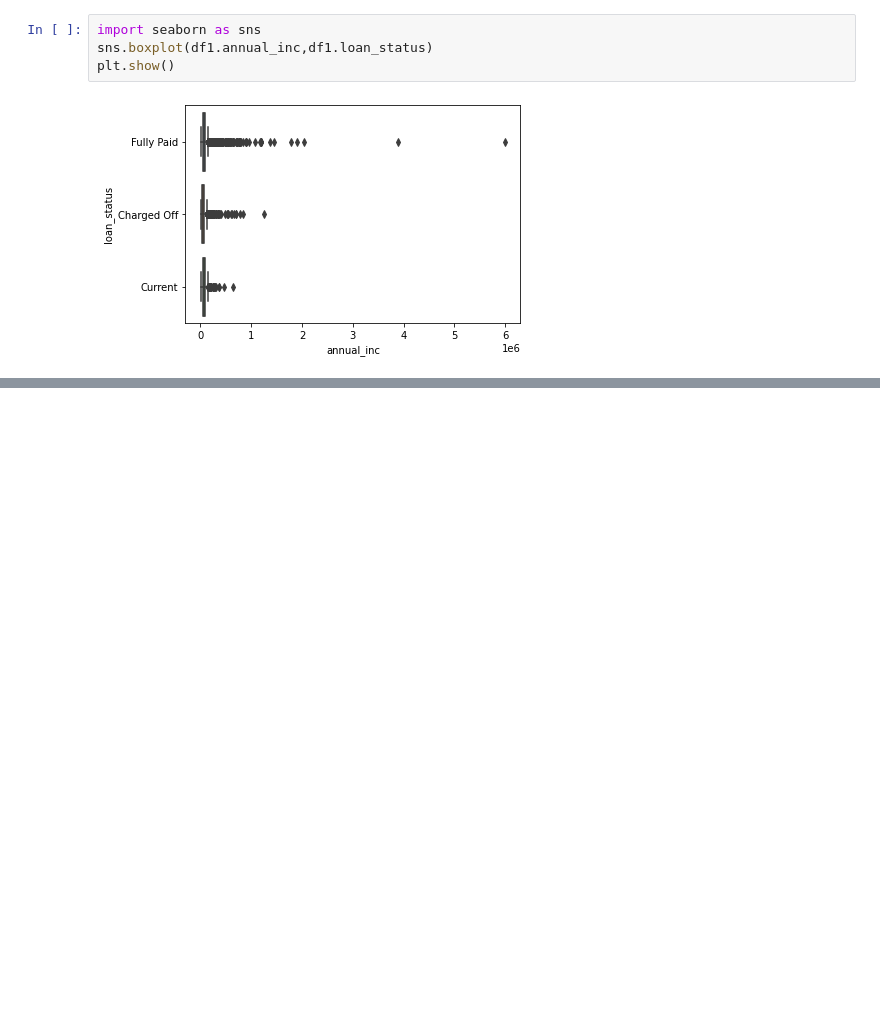
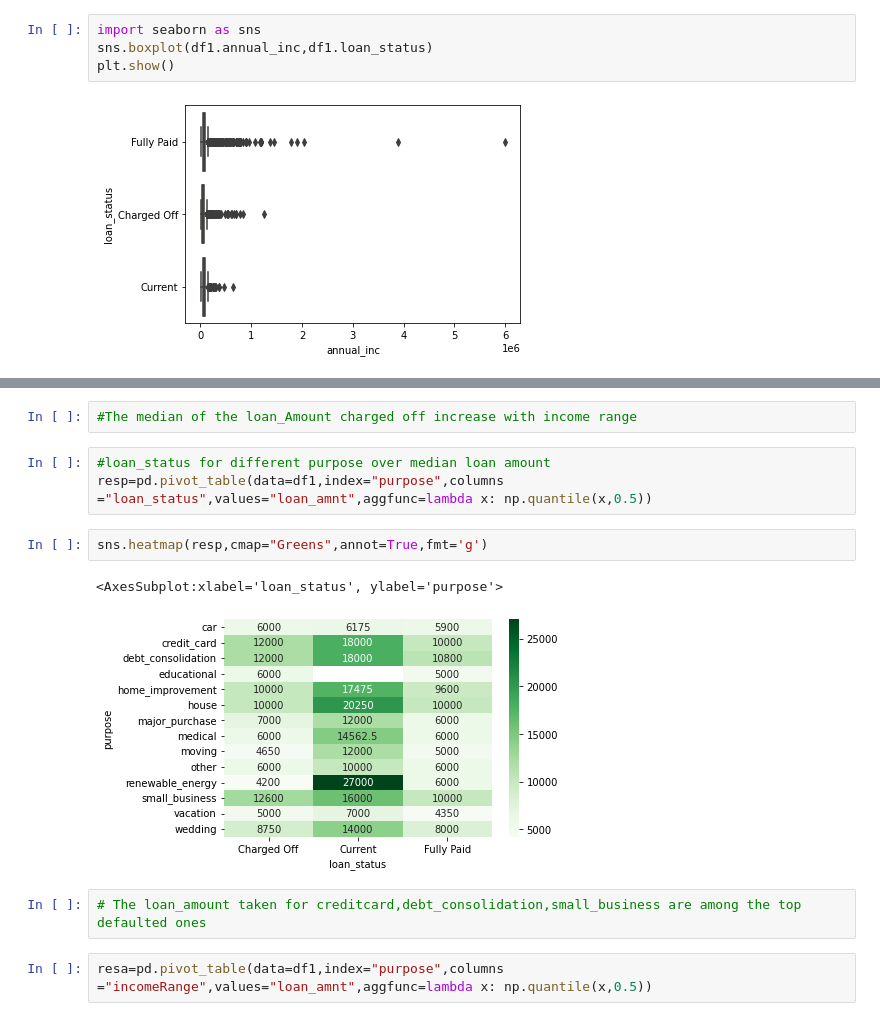
Before and after one commit to sreedevisreekumar/machinelearning, a Jupyter notebook: Assignment.ipynb, the cells around one changed output, grey strips where cells are left out. Cells and saved outputs as stored; diff of their text form; blank space fills up the shorter version.

```diff
--- a/Assignment.ipynb
+++ b/Assignment.ipynb
@@ -168,0 +212,14 @@ plt.show()
+# %%
+#The median of the loan_Amount charged off increase with income range
+# %%
+#loan_status for different purpose over median loan amount
+resp=pd.pivot_table(data=df1,index="purpose",columns ="loan_status",values="loan_amnt",aggfunc=lambda x: np.quantile(x,0.5))
+# %%
+sns.heatmap(resp,cmap="Greens",annot=True,fmt='g')
+# %% [output]
+<AxesSubplot:xlabel='loan_status', ylabel='purpose'>
+[figure, added]
+# %%
+# The loan_amount taken for creditcard,debt_consolidation,small_business are among the top defaulted ones
+# %%
+resa=pd.pivot_table(data=df1,index="purpose",columns ="incomeRange",values="loan_amnt",aggfunc=lambda x: np.quantile(x,0.5))
```
Also changed, not shown: parts of 28 cells of this notebook.
